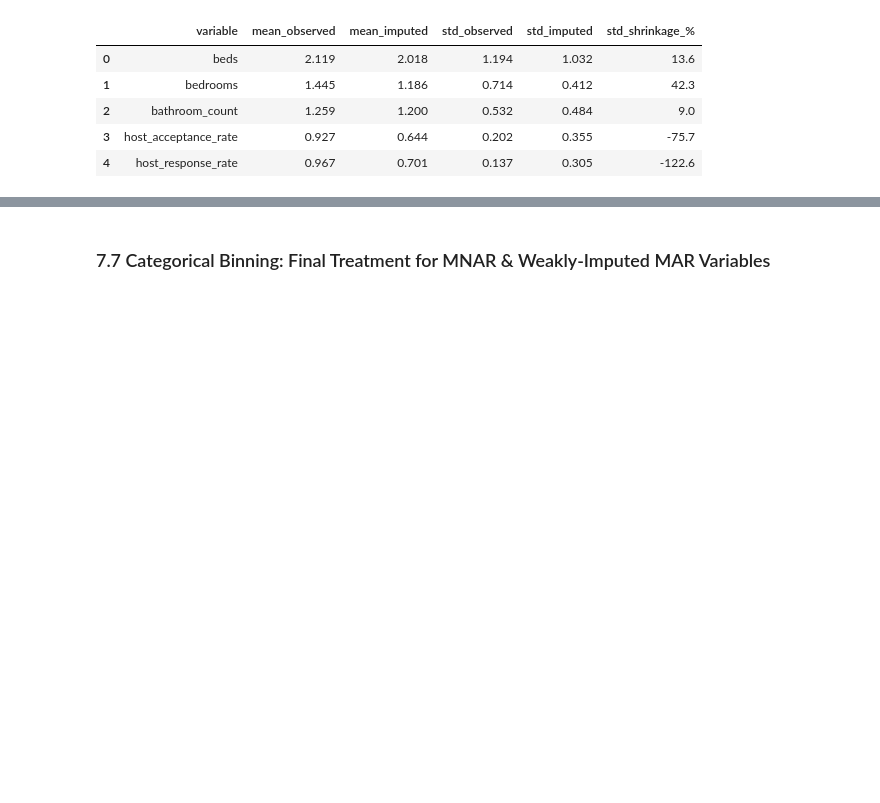
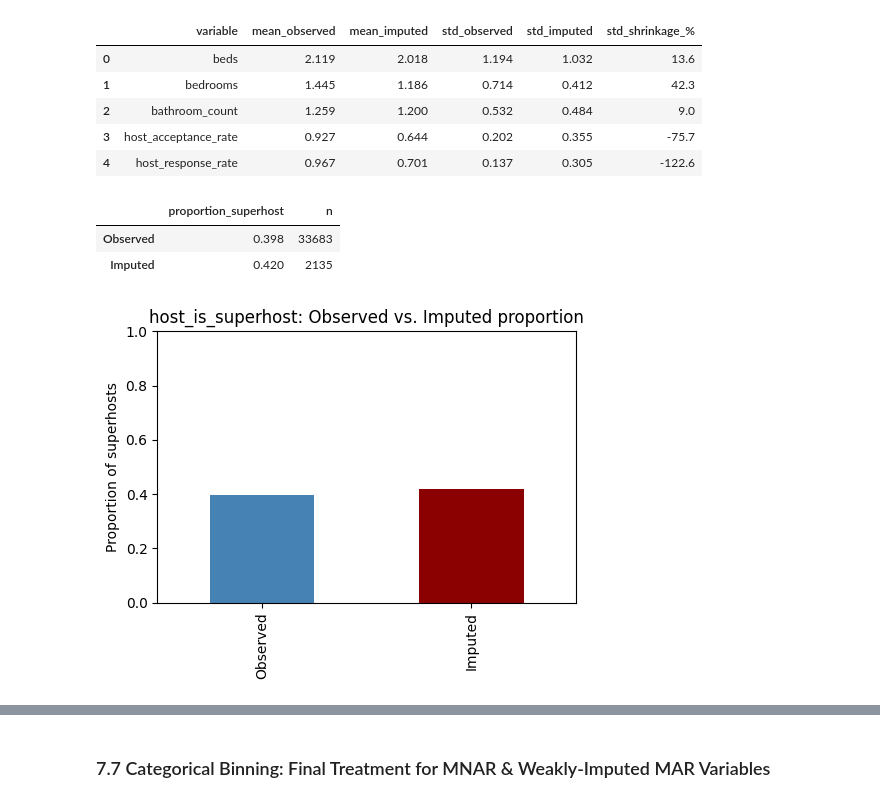
Before and after one commit to pln6/airbnb-market-segmentation-analysis, a Jupyter notebook: notebooks/01_data_cleaning.ipynb, the cells around one changed output, grey strips where cells are left out. Saved outputs shown, nothing was run; the diff lists cells and outputs as text; code cells hidden in the pictures; blank space fills up the shorter version.

Commit message:
fix: add missing post-imputation validation for host_is_superhost

```diff
--- a/notebooks/01_data_cleaning.ipynb
+++ b/notebooks/01_data_cleaning.ipynb
@@ -2355,6 +2355,32 @@ display(mar_summary)
 | 2 | bathroom_count | 1.259 | 1.200 | 0.532 | 0.484 | 9.0 |
 | 3 | host_acceptance_rate | 0.927 | 0.644 | 0.202 | 0.355 | -75.7 |
 | 4 | host_response_rate | 0.967 | 0.701 | 0.137 | 0.305 | -122.6 |
+# %%
+# Binary - host_is_superhost
+
+was_missing = listings_trimmed['host_is_superhost'].isna()
+observed = listings_trimmed.loc[~was_missing, 'host_is_superhost']
+imputed_only = listings_clean.loc[was_missing, 'host_is_superhost']
+
+superhost_validation = pd.DataFrame({
+    'proportion_superhost': [observed.mean(), imputed_only.mean()],
+    'n': [len(observed), len(imputed_only)]
+}, index=['Observed', 'Imputed'])
+
+display(superhost_validation.round(3))
+
+fig, ax = plt.subplots(figsize=(5, 4))
+superhost_validation['proportion_superhost'].plot(kind='bar', ax=ax, color=['steelblue', 'darkred'])
+ax.set_ylabel('Proportion of superhosts')
+ax.set_title('host_is_superhost: Observed vs. Imputed proportion')
+ax.set_ylim(0, 1)
+plt.tight_layout()
+plt.show()
+# %% [output]
+|  | proportion_superhost | n |
+| Observed | 0.398 | 33683 |
+| Imputed | 0.420 | 2135 |
+[figure, added]
 # %% [markdown]
 ### Post-Validation Decision: Imputation vs. Categorical Encoding
 
```
Also changed, not shown: parts of 2 cells of this notebook.
